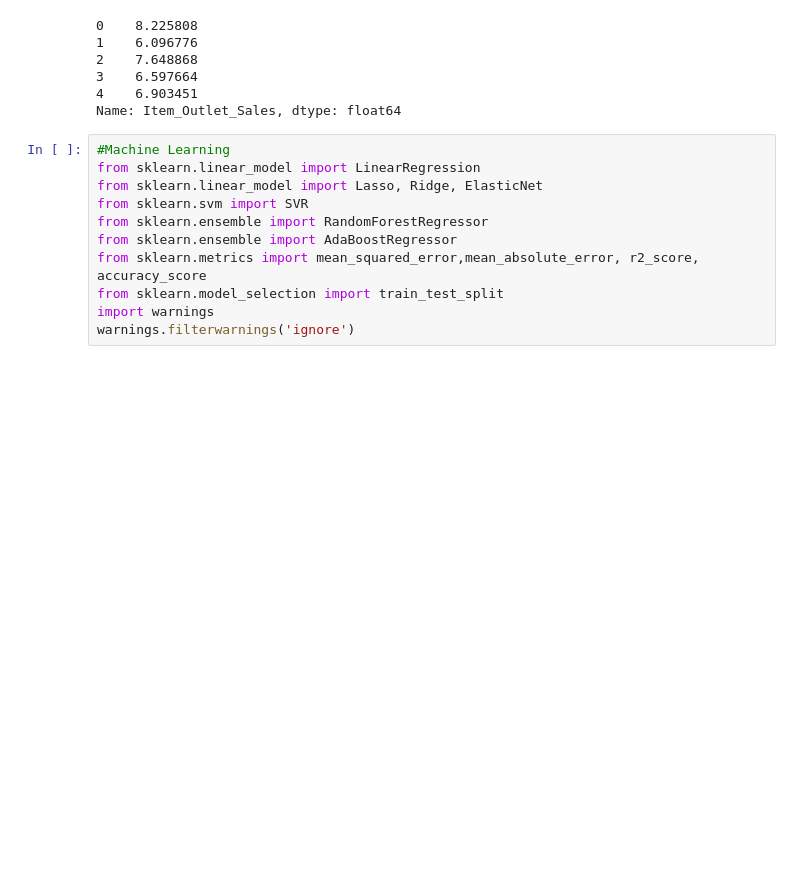
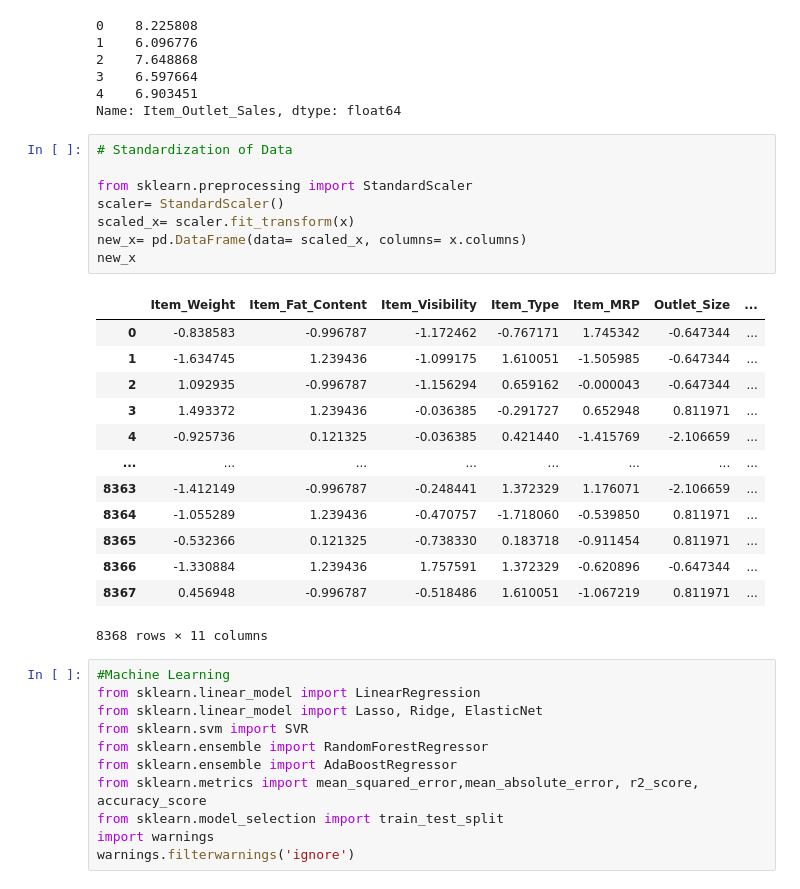
Before and after one commit to Vaibhavbanke6866/DataTrainedPracticeProjects, a Jupyter notebook: Big_Data_Mart_Sales_Problem_Analysis.ipynb, the cells around one changed output. Cells and saved outputs as stored; diff of their text form; blank space fills up the shorter version.

```diff
--- a/Big_Data_Mart_Sales_Problem_Analysis.ipynb
+++ b/Big_Data_Mart_Sales_Problem_Analysis.ipynb
@@ -595,6 +595,28 @@ y.head()
 3    6.597664
 4    6.903451
 Name: Item_Outlet_Sales, dtype: float64
+# %%
+# Standardization of Data
+
+from sklearn.preprocessing import StandardScaler
+scaler= StandardScaler()
+scaled_x= scaler.fit_transform(x)
+new_x= pd.DataFrame(data= scaled_x, columns= x.columns)
+new_x
+# %% [output]
+|  | Item_Weight | Item_Fat_Content | Item_Visibility | Item_Type | Item_MRP | Outlet_Size | ... |
+| 0 | -0.838583 | -0.996787 | -1.172462 | -0.767171 | 1.745342 | -0.647344 | ... |
+| 1 | -1.634745 | 1.239436 | -1.099175 | 1.610051 | -1.505985 | -0.647344 | ... |
+| 2 | 1.092935 | -0.996787 | -1.156294 | 0.659162 | -0.000043 | -0.647344 | ... |
+| 3 | 1.493372 | 1.239436 | -0.036385 | -0.291727 | 0.652948 | 0.811971 | ... |
+| 4 | -0.925736 | 0.121325 | -0.036385 | 0.421440 | -1.415769 | -2.106659 | ... |
+| ... | ... | ... | ... | ... | ... | ... | ... |
+| 8363 | -1.412149 | -0.996787 | -0.248441 | 1.372329 | 1.176071 | -2.106659 | ... |
+| 8364 | -1.055289 | 1.239436 | -0.470757 | -1.718060 | -0.539850 | 0.811971 | ... |
+| 8365 | -0.532366 | 0.121325 | -0.738330 | 0.183718 | -0.911454 | 0.811971 | ... |
+| 8366 | -1.330884 | 1.239436 | 1.757591 | 1.372329 | -0.620896 | -0.647344 | ... |
+| 8367 | 0.456948 | -0.996787 | -0.518486 | 1.610051 | -1.067219 | 0.811971 | ... |
+8368 rows × 11 columns
 # %%
 #Machine Learning
 from sklearn.linear_model import LinearRegression
```
Also changed, not shown: parts of 14 cells of this notebook.
